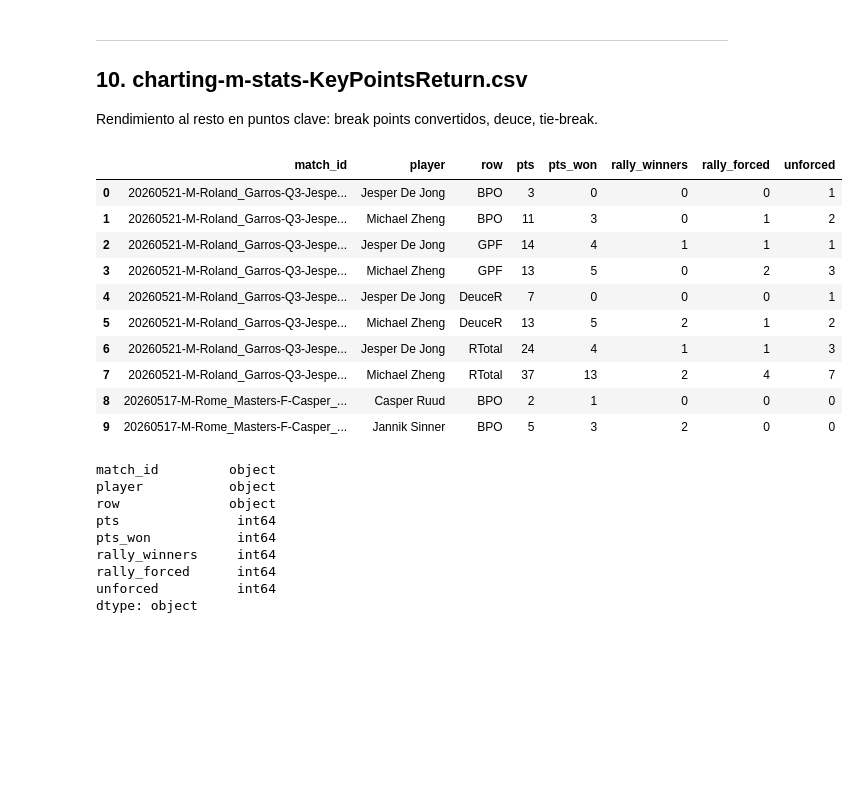
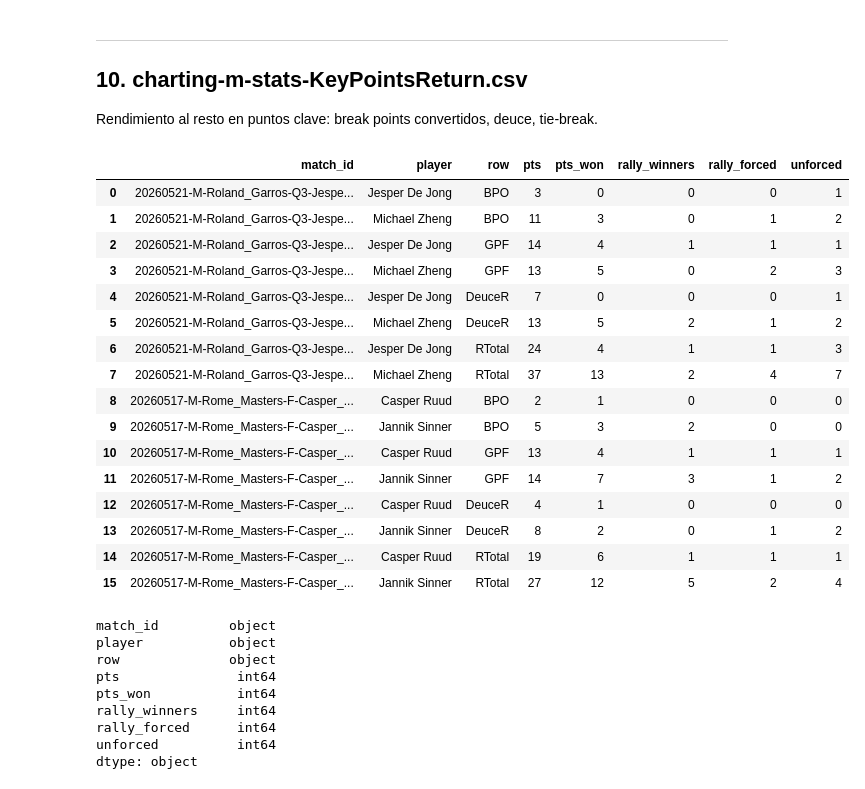
Before and after one commit to b0risR/UEA_proyecto_tenis, a Jupyter notebook: notebooks/01_exploracion_inicial.ipynb, the cells around one changed output. Cells and saved outputs as stored; diff of their text form; code cells hidden in the pictures; blank space fills up the shorter version.

```diff
--- a/notebooks/01_exploracion_inicial.ipynb
+++ b/notebooks/01_exploracion_inicial.ipynb
@@ -399,19 +405,25 @@ dtype: object
 ## 10. charting-m-stats-KeyPointsReturn.csv
 Rendimiento al resto en puntos clave: break points convertidos, deuce, tie-break.
 # %%
-dfs["kp_return"].head(10)
+dfs["kp_return"].head(16)
 # %% [output]
 |  | match_id | player | row | pts | pts_won | rally_winners | rally_forced | unforced |
 | 0 | 20260521-M-Roland_Garros-Q3-Jespe... | Jesper De Jong | BPO | 3 | 0 | 0 | 0 | 1 |
 | 1 | 20260521-M-Roland_Garros-Q3-Jespe... | Michael Zheng | BPO | 11 | 3 | 0 | 1 | 2 |
 | 2 | 20260521-M-Roland_Garros-Q3-Jespe... | Jesper De Jong | GPF | 14 | 4 | 1 | 1 | 1 |
 | 3 | 20260521-M-Roland_Garros-Q3-Jespe... | Michael Zheng | GPF | 13 | 5 | 0 | 2 | 3 |
 | 4 | 20260521-M-Roland_Garros-Q3-Jespe... | Jesper De Jong | DeuceR | 7 | 0 | 0 | 0 | 1 |
 | 5 | 20260521-M-Roland_Garros-Q3-Jespe... | Michael Zheng | DeuceR | 13 | 5 | 2 | 1 | 2 |
 | 6 | 20260521-M-Roland_Garros-Q3-Jespe... | Jesper De Jong | RTotal | 24 | 4 | 1 | 1 | 3 |
 | 7 | 20260521-M-Roland_Garros-Q3-Jespe... | Michael Zheng | RTotal | 37 | 13 | 2 | 4 | 7 |
 | 8 | 20260517-M-Rome_Masters-F-Casper_... | Casper Ruud | BPO | 2 | 1 | 0 | 0 | 0 |
 | 9 | 20260517-M-Rome_Masters-F-Casper_... | Jannik Sinner | BPO | 5 | 3 | 2 | 0 | 0 |
+| 10 | 20260517-M-Rome_Masters-F-Casper_... | Casper Ruud | GPF | 13 | 4 | 1 | 1 | 1 |
+| 11 | 20260517-M-Rome_Masters-F-Casper_... | Jannik Sinner | GPF | 14 | 7 | 3 | 1 | 2 |
+| 12 | 20260517-M-Rome_Masters-F-Casper_... | Casper Ruud | DeuceR | 4 | 1 | 0 | 0 | 0 |
+| 13 | 20260517-M-Rome_Masters-F-Casper_... | Jannik Sinner | DeuceR | 8 | 2 | 0 | 1 | 2 |
+| 14 | 20260517-M-Rome_Masters-F-Casper_... | Casper Ruud | RTotal | 19 | 6 | 1 | 1 | 1 |
+| 15 | 20260517-M-Rome_Masters-F-Casper_... | Jannik Sinner | RTotal | 27 | 12 | 5 | 2 | 4 |
 # %%
 dfs["kp_return"].dtypes
 # %% [output]
```
Also changed, not shown: parts of 1 cell of this notebook, 1 other file.
